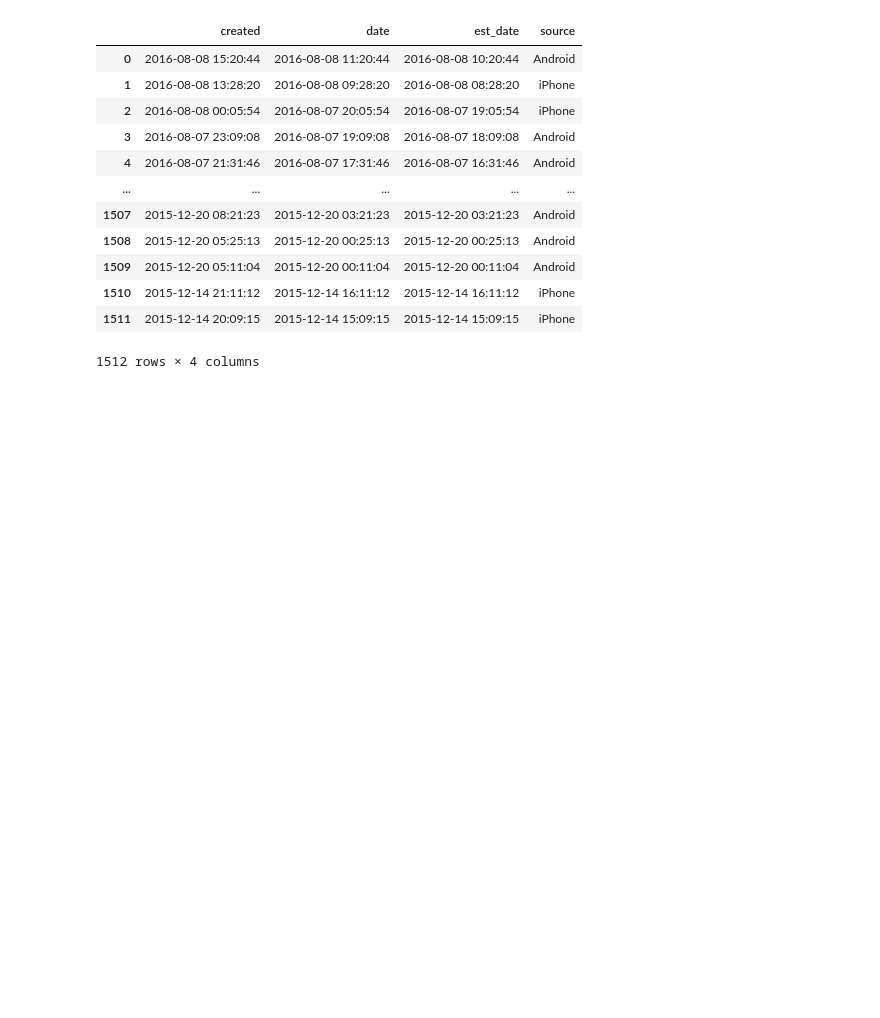
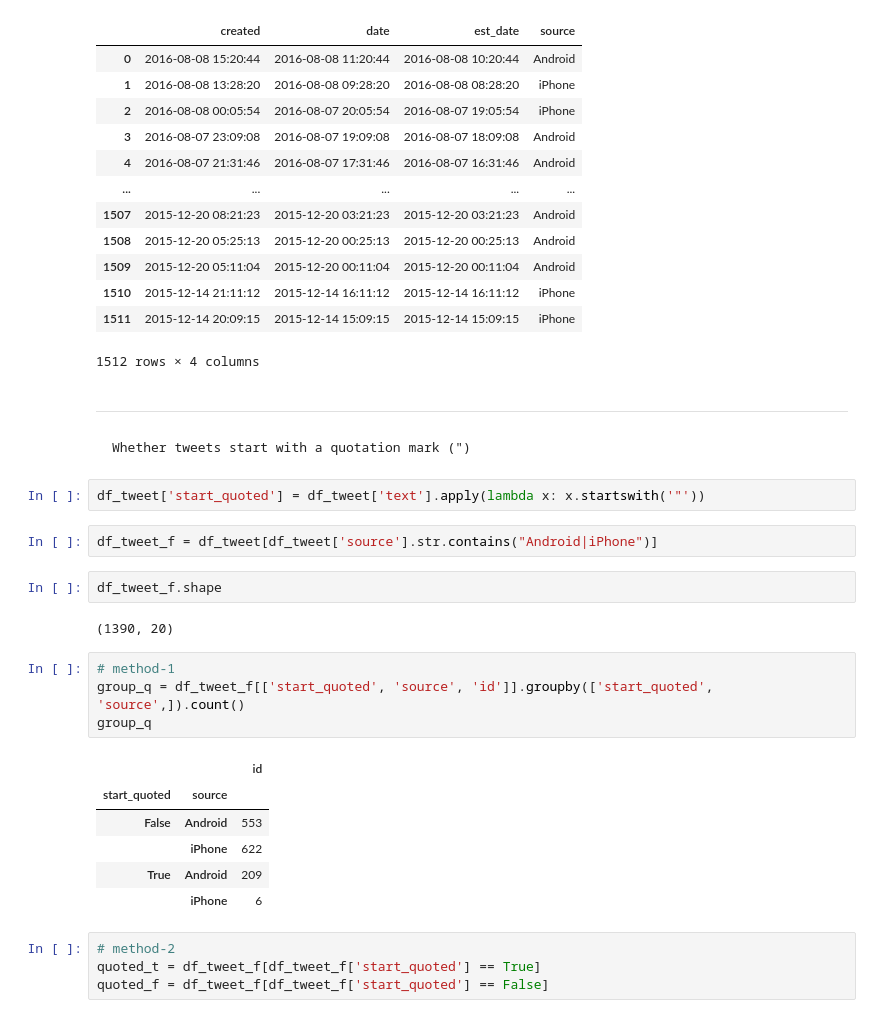
Before and after one commit to ambirdw/AIA-practice, a Jupyter notebook: Trump Tweets_EDA.ipynb, the cells around one changed output. Cells and saved outputs as stored; diff of their text form; blank space fills up the shorter version.

````diff
--- a/Trump Tweets_EDA.ipynb
+++ b/Trump Tweets_EDA.ipynb
@@ -179,3 +179,32 @@ tweet_r[['created', 'date', 'est_date', 'source']]
 | 1510 | 2015-12-14 21:11:12 | 2015-12-14 16:11:12 | 2015-12-14 16:11:12 | iPhone |
 | 1511 | 2015-12-14 20:09:15 | 2015-12-14 15:09:15 | 2015-12-14 15:09:15 | iPhone |
 1512 rows × 4 columns
+# %% [markdown]
+---
+# %% [markdown]
+```
+Whether tweets start with a quotation mark (")
+```
+# %%
+df_tweet['start_quoted'] = df_tweet['text'].apply(lambda x: x.startswith('"'))
+# %%
+df_tweet_f = df_tweet[df_tweet['source'].str.contains("Android|iPhone")]
+# %%
+df_tweet_f.shape
+# %% [output]
+(1390, 20)
+# %%
+# method-1
+group_q = df_tweet_f[['start_quoted', 'source', 'id']].groupby(['start_quoted', 'source',]).count()
+group_q
+# %% [output]
+|  |  | id |
+| start_quoted | source |  |
+| False | Android | 553 |
+|  | iPhone | 622 |
+| True | Android | 209 |
+|  | iPhone | 6 |
+# %%
+# method-2
+quoted_t = df_tweet_f[df_tweet_f['start_quoted'] == True]
+quoted_f = df_tweet_f[df_tweet_f['start_quoted'] == False]
````
Also changed, not shown: parts of 2 cells of this notebook, 1 other file.
